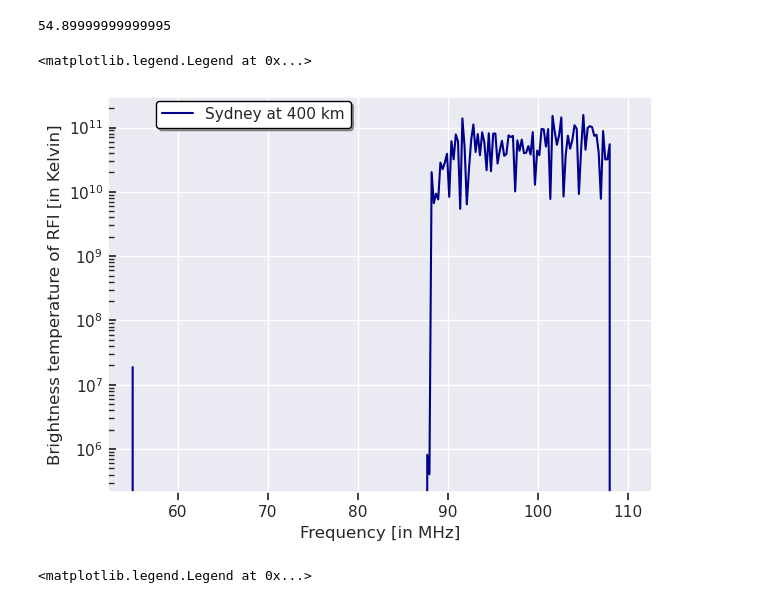
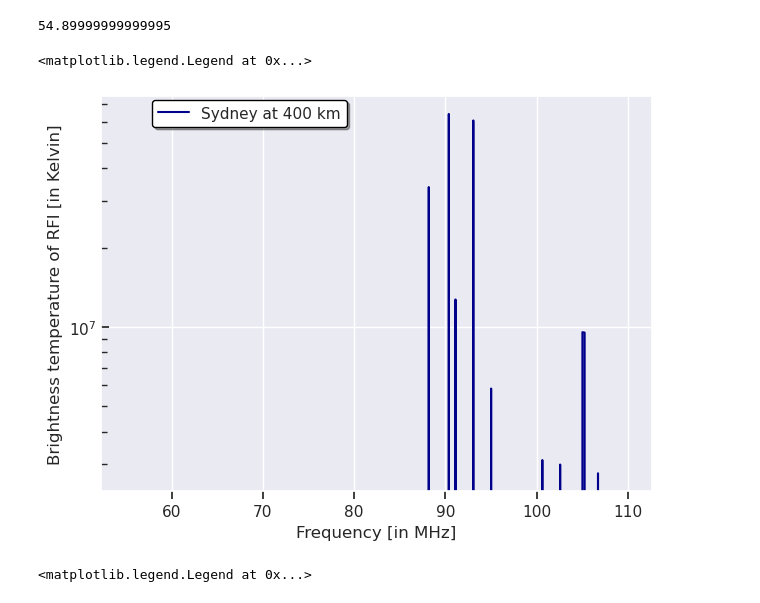
Before and after one commit to Bharatcs/rfi, a Jupyter notebook: Project/starfire_main.ipynb, the cells around one changed output. Drawn from its saved outputs; the diff is of its cells as text; code cells hidden in the pictures.

```diff
--- a/Project/starfire_main.ipynb
+++ b/Project/starfire_main.ipynb
@@ -442,19 +442,19 @@ np.max(FOM_map)
 # %%
 sns.set_style("darkgrid")
 sns.set(rc={"xtick.bottom": True, "ytick.left": True,
             "xtick.direction": "out", "ytick.direction": "in"}) #, "axes.edgecolor": "black"})
-pix_req=hp.ang2pix(nside,151,-33,lonlat=True)
+pix_req=hp.ang2pix(nside,-10,-25,lonlat=True)
 plt.plot(freq_range,power_output[0,pix_req,:], label='Sydney at 400 km', color='darkblue')
 plt.xlabel('Frequency [in MHz]')
 plt.ylabel('Brightness temperature of RFI [in Kelvin]')
 plt.yscale('log')
 plt.tight_layout()
 plt.legend(facecolor="white", edgecolor="black", bbox_to_anchor=(0.46, 1.01),fancybox=True, shadow=True)
 
 # plt.savefig("/home/sonia/Documents/RFI_PAPER/Sydney_400_new.pdf")
 # %% [output]
 <matplotlib.legend.Legend at 0x...>
-[figure, old version]
+[figure, new version]
 # %%
 import seaborn as sns
 sns.set_style("darkgrid")
```
Also changed, not shown: parts of 23 cells of this notebook.
